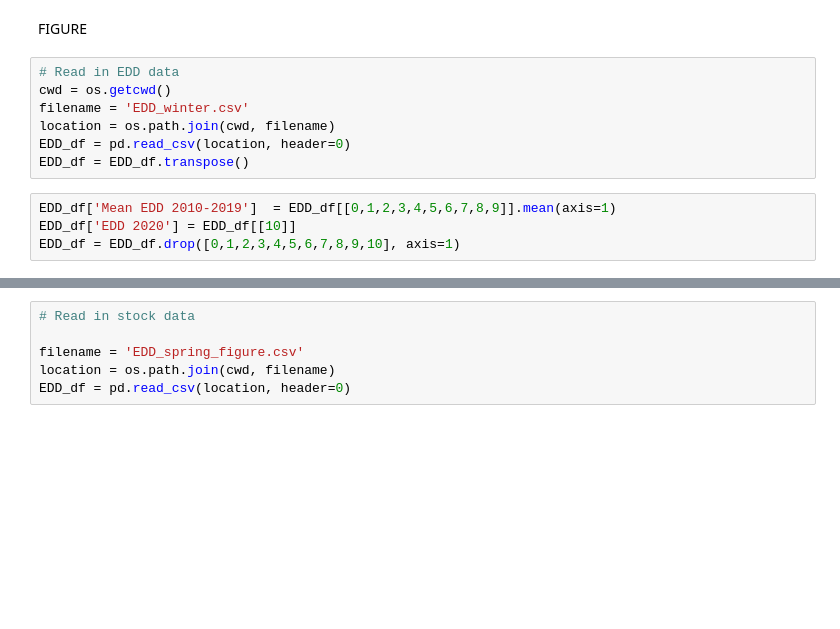
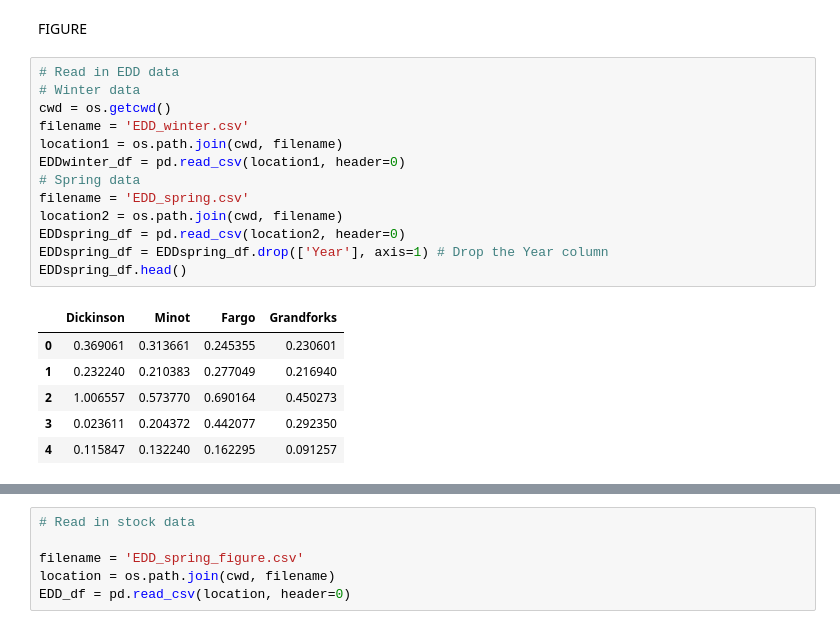
Before and after one commit to jacoblefler/ARE_231, a Jupyter notebook: Blog_figures.ipynb, the cells around one changed output, grey strips where cells are left out. Cells and saved outputs as stored; diff of their text form; blank space fills up the shorter version.

```diff
--- a/Blog_figures.ipynb
+++ b/Blog_figures.ipynb
@@ -89,12 +89,21 @@ We start with the measure of Extreme Degree Days (EDD) this year compared to rec
 FIGURE
 # %%
 # Read in EDD data
+# Winter data
 cwd = os.getcwd()
 filename = 'EDD_winter.csv'
-location = os.path.join(cwd, filename)
-EDD_df = pd.read_csv(location, header=0)
-EDD_df = EDD_df.transpose()
+location1 = os.path.join(cwd, filename)
+EDDwinter_df = pd.read_csv(location1, header=0)
+# Spring data
+filename = 'EDD_spring.csv'
+location2 = os.path.join(cwd, filename)
+EDDspring_df = pd.read_csv(location2, header=0)
+EDDspring_df = EDDspring_df.drop(['Year'], axis=1) # Drop the Year column
+EDDspring_df.head()
+# %% [output]
+|  | Dickinson | Minot | Fargo | Grandforks |
+| 0 | 0.369061 | 0.313661 | 0.245355 | 0.230601 |
+| 1 | 0.232240 | 0.210383 | 0.277049 | 0.216940 |
+| 2 | 1.006557 | 0.573770 | 0.690164 | 0.450273 |
+| 3 | 0.023611 | 0.204372 | 0.442077 | 0.292350 |
+| 4 | 0.115847 | 0.132240 | 0.162295 | 0.091257 |
-# %%
-EDD_df['Mean EDD 2010-2019']  = EDD_df[[0,1,2,3,4,5,6,7,8,9]].mean(axis=1)
-EDD_df['EDD 2020'] = EDD_df[[10]]
-EDD_df = EDD_df.drop([0,1,2,3,4,5,6,7,8,9,10], axis=1)
```
Also changed, not shown: parts of 2 cells of this notebook, 1 other file.
